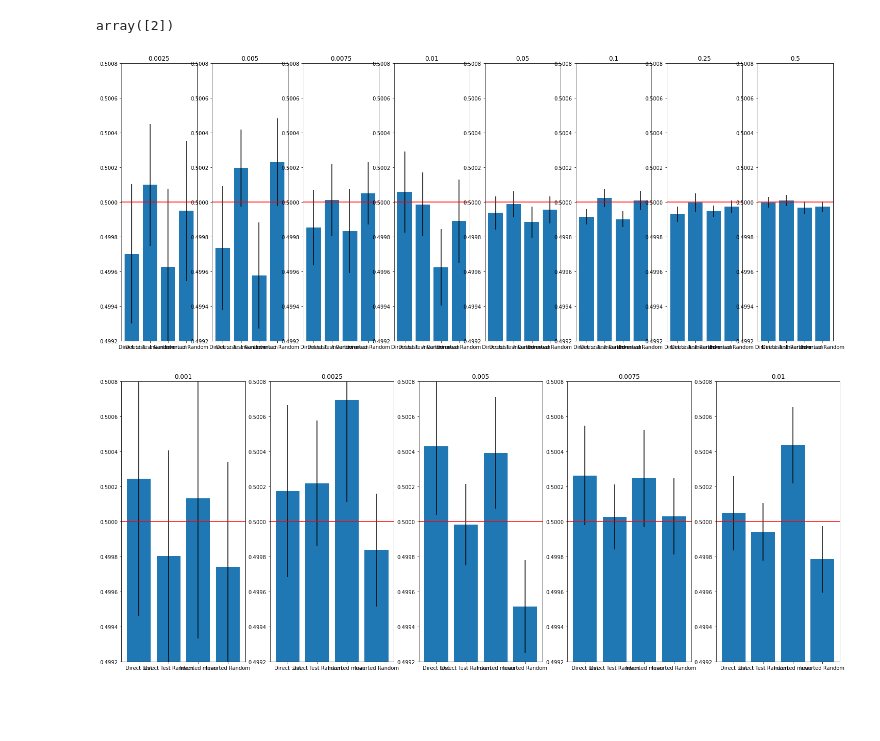
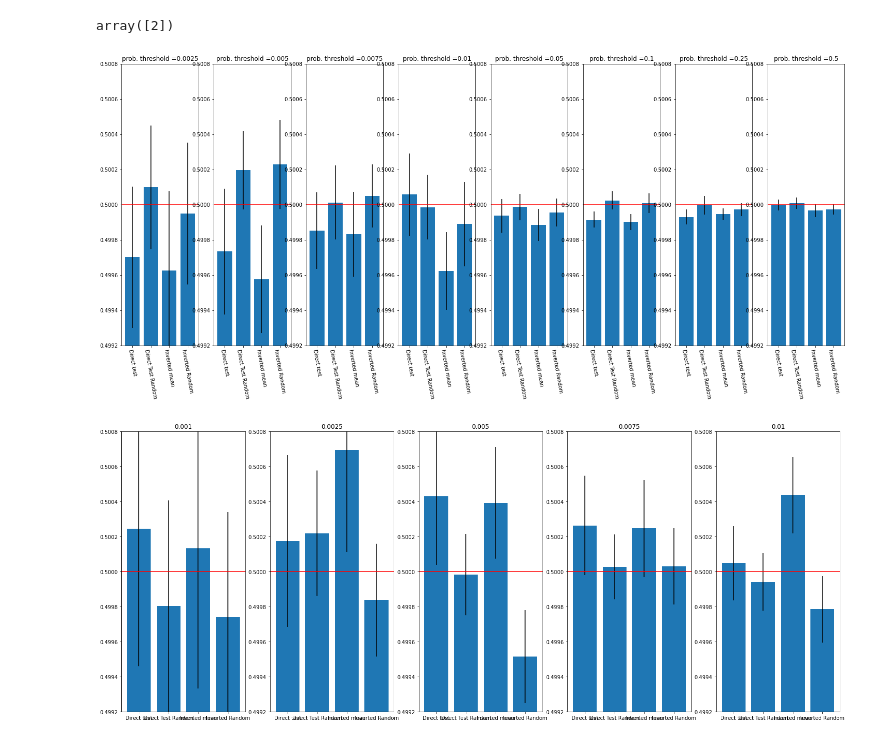
Before and after one commit to crazyleg/noo, a Jupyter notebook: 2-sliding window.ipynb, the cells around one changed output. Saved outputs shown, nothing was run; the diff lists cells and outputs as text; code cells hidden in the pictures; blank space fills up the shorter version.

```diff
--- a/2-sliding window.ipynb
+++ b/2-sliding window.ipynb
@@ -229,28 +209,30 @@ results.thr.unique().sort()
 # %%
 window = 2
 f, axs = plt.subplots(1,8)
 f.set_figwidth(25)
 f.set_figheight(10)
 sorted_ = results.thr.unique()
 sorted_.sort()
 for thr, ax in zip(sorted_, axs):
 
     results_tmp = results[(results.window==window)&(results.thr==thr)]
     langs = ['Direct test', 'Direct Test Random', 'Inverted mean' , 'Inverted Random']
     means = [results_tmp.direct_mean.mean(),
             results_tmp.random_direct_mean.mean(),
             results_tmp.inverted_mean.mean(),
             results_tmp.random_inverted_mean.mean()]
     errors = [mean_confidence_interval(results_tmp.direct_mean),
             mean_confidence_interval(results_tmp.random_direct_mean),
             mean_confidence_interval(results_tmp.inverted_mean),
             mean_confidence_interval(results_tmp.random_inverted_mean)]
     ax.bar(langs,means,yerr=errors)
-    ax.set_title(thr)
+    fig.autofmt_xdate()
+    ax.set_title("prob. threshold =" +str(thr))
     ax.set_ylim(0.4992, 0.5008)
+    ax.tick_params(axis='x', labelrotation=-80)
     ax.axhline(y=0.5, color='r', linestyle='-')
 # %% [output]
-[figure, old version]
+[figure, new version]
 # %%
 
 window = 3
```
Also changed, not shown: parts of 2 cells of this notebook, 5 other files.
